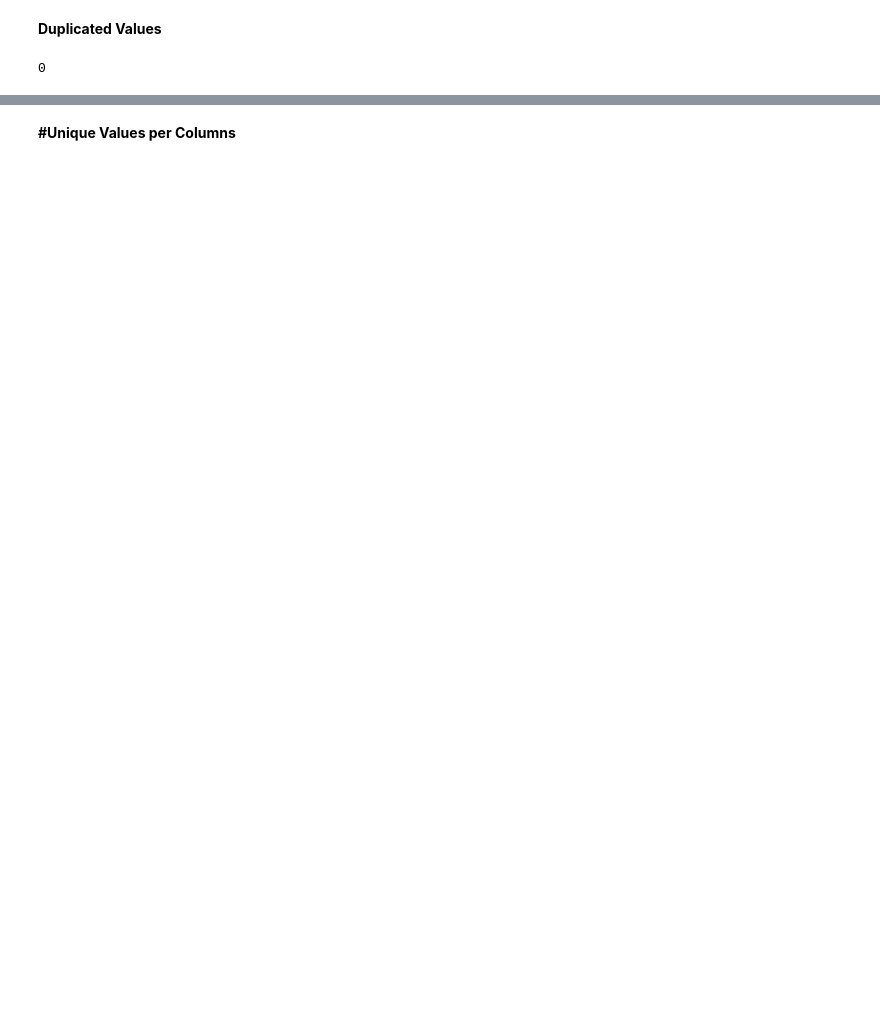
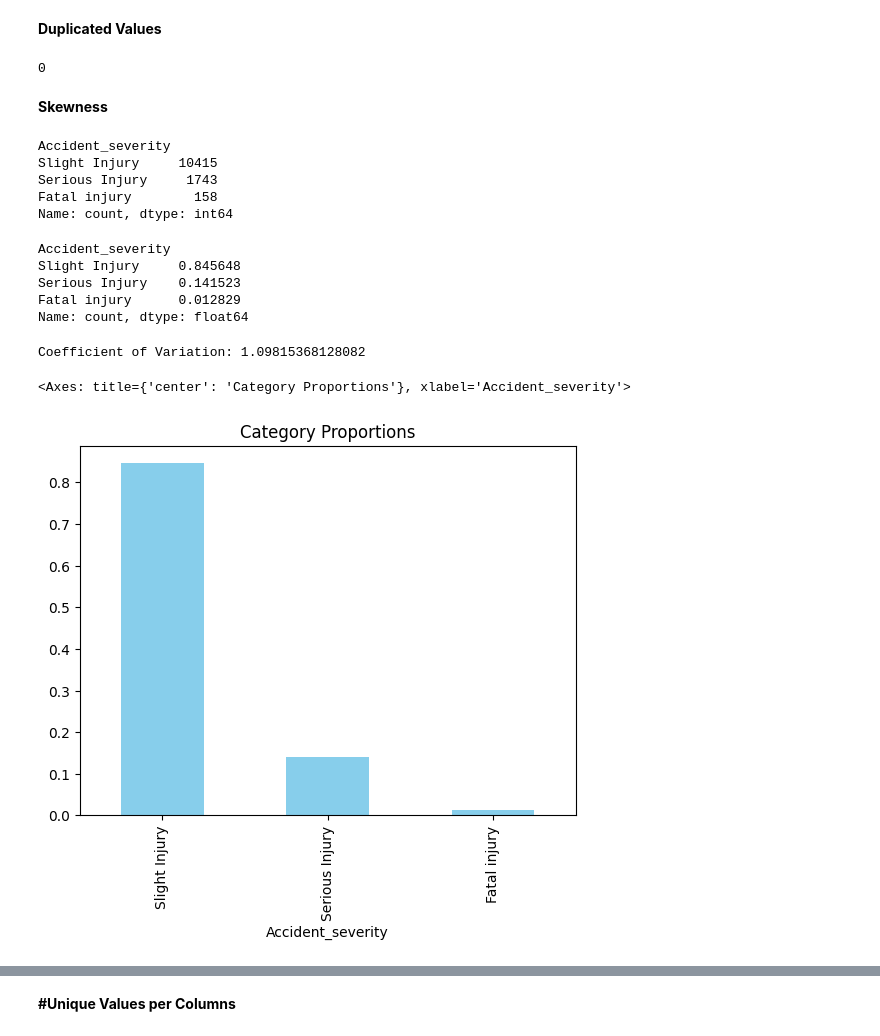
Before and after one commit to Teshager21/accident-analysis-addis_ababa, a Jupyter notebook: accident-analysis-addis_ababa.ipynb, the cells around one changed output, grey strips where cells are left out. Cells and saved outputs as stored; diff of their text form; code cells hidden in the pictures; blank space fills up the shorter version.

Commit message:
Skewness

```diff
--- a/accident-analysis-addis_ababa.ipynb
+++ b/accident-analysis-addis_ababa.ipynb
@@ -348,11 +191,0 @@ accident_severity  :  ['Slight Injury' 'Serious Injury' 'Fatal injury']
-# %%
-#Nominal Encoding
-label_encoder = LabelEncoder()
-for col in nominal_features:
-
-    non_nan_mask = df[col].notna()  # Mask for non-NaN values
-    col_name=col + '_en'
-    df.loc[non_nan_mask, col_name] = label_encoder.fit_transform(df.loc[non_nan_mask, col])
-    df[col_name] = df[col_name].fillna(np.nan)
-    df.drop(columns=[col],inplace=True)
-len(df.columns)
@@ -361,13 +191,0 @@ len(df.columns)
-# %%
-#Ordinal Encoding
-encoder = OrdinalEncoder(handle_unknown='use_encoded_value', unknown_value=-1)
-columns_to_encode = ordinal_features
-for col in columns_to_encode:
-    df[col] = df[col].fillna('missing')
-for col in columns_to_encode:
-    df[col] = encoder.fit_transform(df[[col]])
-for col in columns_to_encode:
-    missing_encoded_value = encoder.transform([['missing']])[0][0]
-    df[col] = df[col].replace(missing_encoded_value, np.nan)
-
-df.head()
@@ -405,3 +195,33 @@ dtype: object
 print(df.duplicated().sum())
 # %% [output]
 0
+# %% [markdown]
+<b>Skewness</b>
+# %%
+count_valu= df["Accident_severity"].value_counts()
+print(count_valu)
+# %% [output]
+Accident_severity
+Slight Injury     10415
+Serious Injury     1743
+Fatal injury        158
+Name: count, dtype: int64
+# %%
+proportions = count_valu / count_valu.sum()
+print(proportions)
+# %% [output]
+Accident_severity
+Slight Injury     0.845648
+Serious Injury    0.141523
+Fatal injury      0.012829
+Name: count, dtype: float64
+# %%
+cv = np.std(proportions) / np.mean(proportions)
+print(f"Coefficient of Variation: {cv}")
+# %% [output]
+Coefficient of Variation: 1.09815368128082
+# %%
+proportions.plot(kind='bar', color='skyblue', title='Category Proportions')
+# %% [output]
+<Axes: title={'center': 'Category Proportions'}, xlabel='Accident_severity'>
+[figure, added]
```
Also changed, not shown: parts of 33 cells of this notebook.
